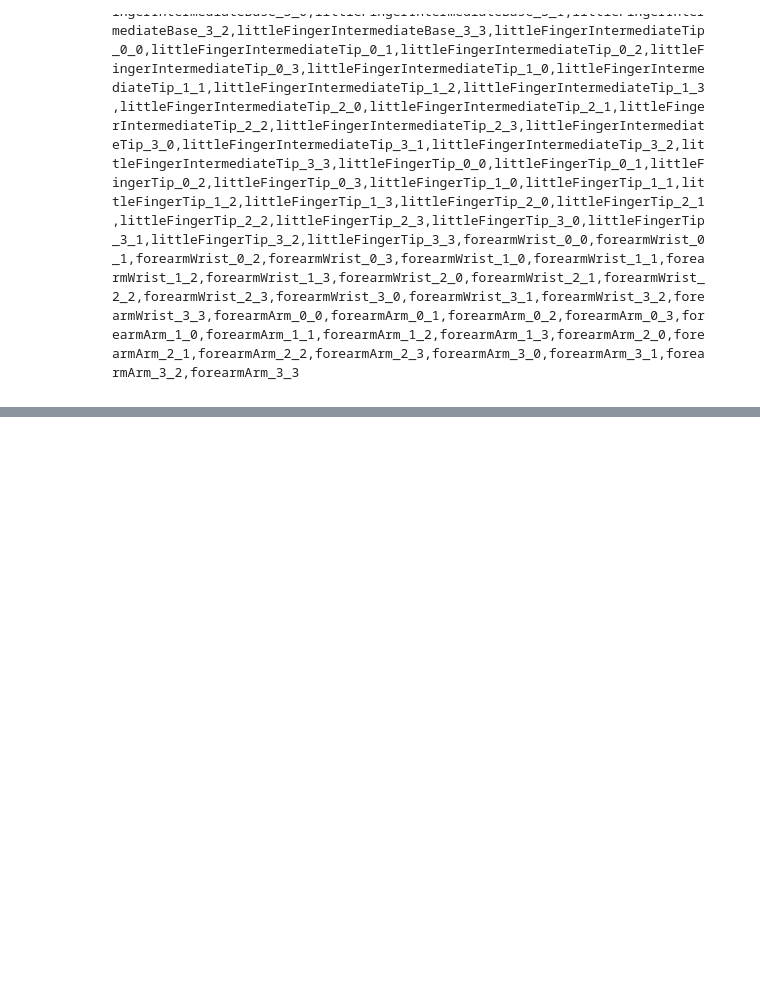
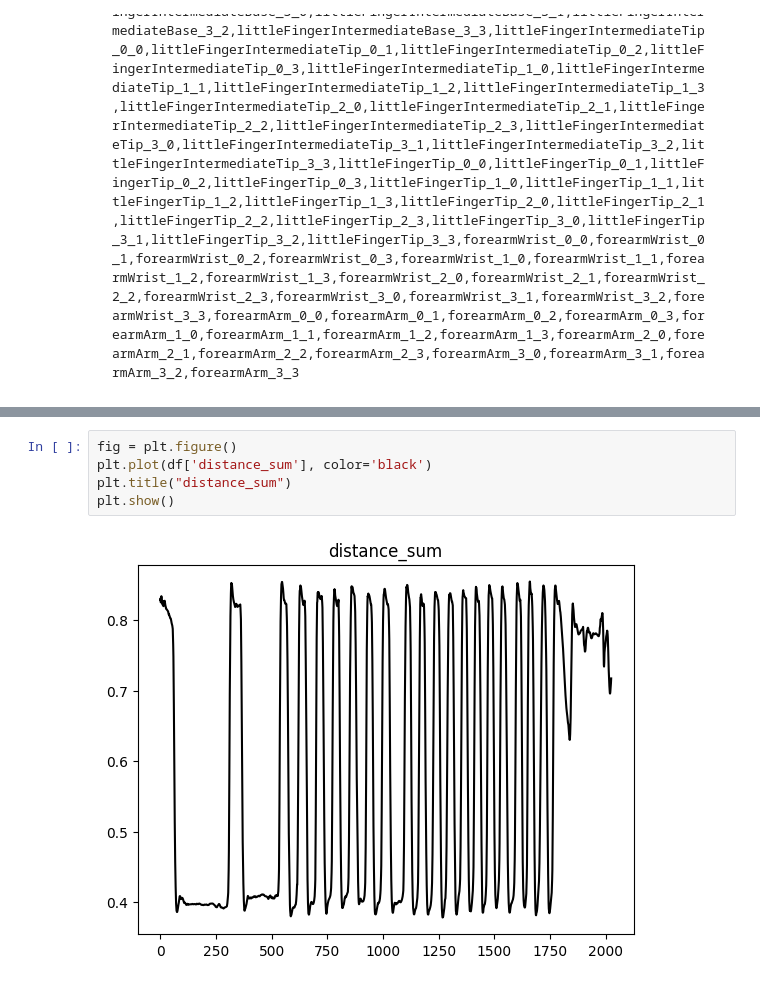
Before and after one commit to kanakanho/websocket-server-visionpro-visualization, a Jupyter notebook: main.ipynb, the cells around one changed output, grey strips where cells are left out. Saved outputs shown, nothing was run; the diff lists cells and outputs as text; blank space fills up the shorter version.

```diff
--- a/main.ipynb
+++ b/main.ipynb
@@ -72,0 +63,7 @@ plt.show()
+# %%
+fig = plt.figure()
+plt.plot(df['distance_sum'], color='black')
+plt.title("distance_sum")
+plt.show()
+# %% [output]
+[figure, added]
```
Also changed, not shown: parts of 4 cells of this notebook, 6 other files.
